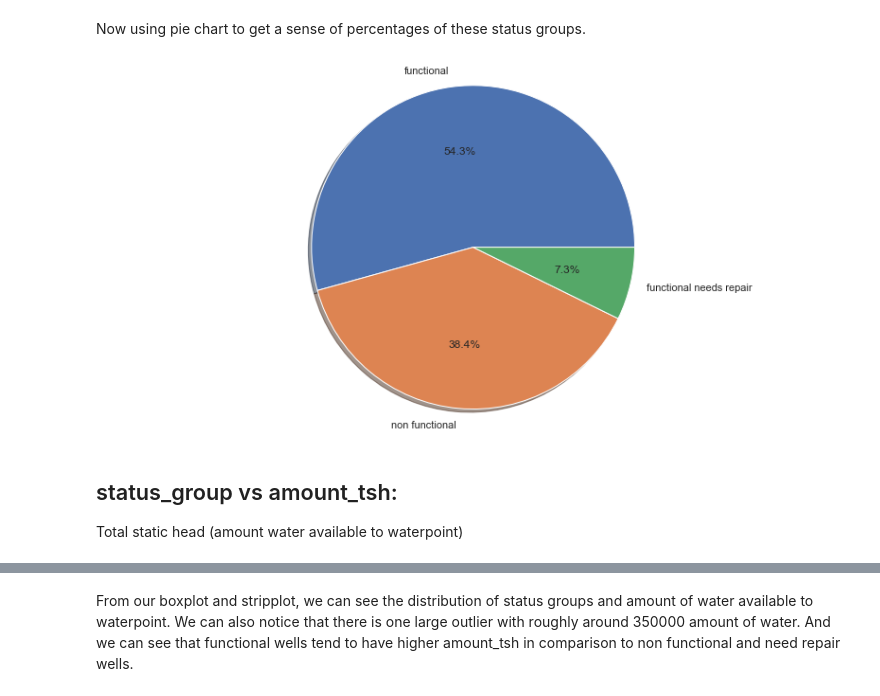
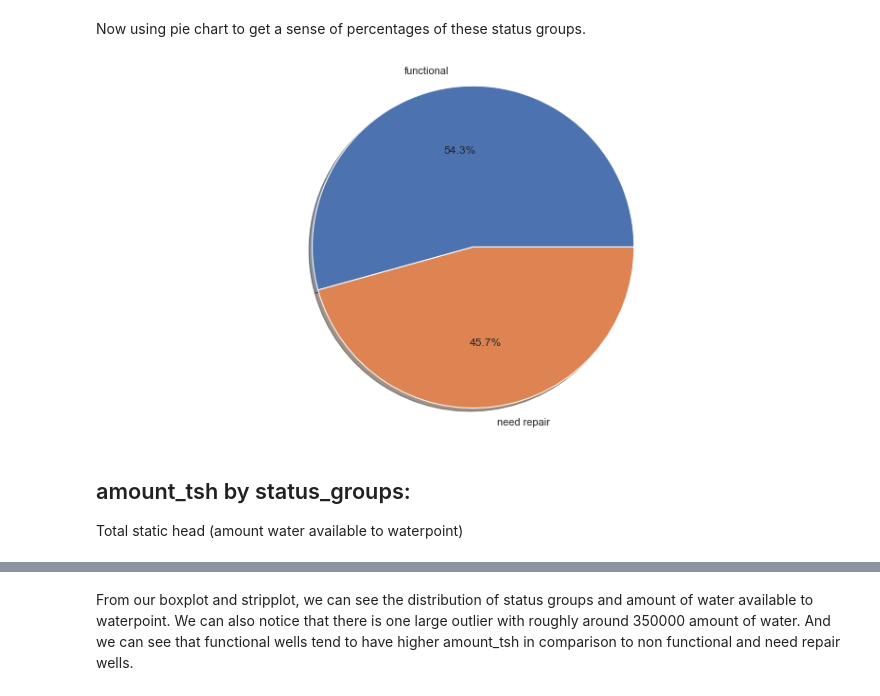
Before and after one commit to wooyounghong/water-wells-classification, a Jupyter notebook: 2.EDA.ipynb, the cells around one changed output, grey strips where cells are left out. Saved outputs shown, nothing was run; the diff lists cells and outputs as text; code cells hidden in the pictures.

```diff
--- a/2.EDA.ipynb
+++ b/2.EDA.ipynb
@@ -97,17 +81,16 @@ Now using pie chart to get a sense of percentages of these status groups.
 # %%
 fig, ax = plt.subplots(figsize = (14,7))
 sizes = [df['status_group'].value_counts()[0],
          df['status_group'].value_counts()[1],
-         df['status_group'].value_counts()[2],
         ]
 # print(sizes) # adds up to 1433, which is the total number of participants
 ax.pie(sizes, labels=df['status_group'].unique(), autopct='%1.1f%%', shadow=True)
 ax.axis('equal')
 plt.show()
 # %% [output]
-[figure, old version]
+[figure, new version]
 # %% [markdown]
-## status_group vs amount_tsh:
+## amount_tsh by status_groups:
 Total static head (amount water available to waterpoint)
 # %%
 fig, ax = plt.subplots(figsize = (14,7))
```
Also changed, not shown: parts of 79 cells of this notebook, 4 other files.
